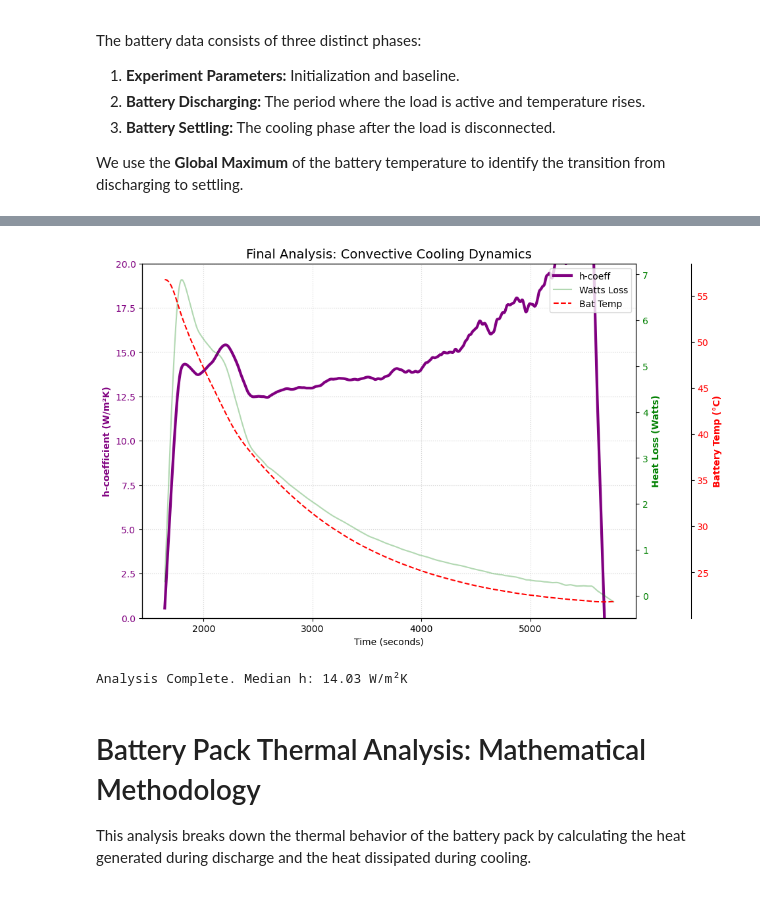
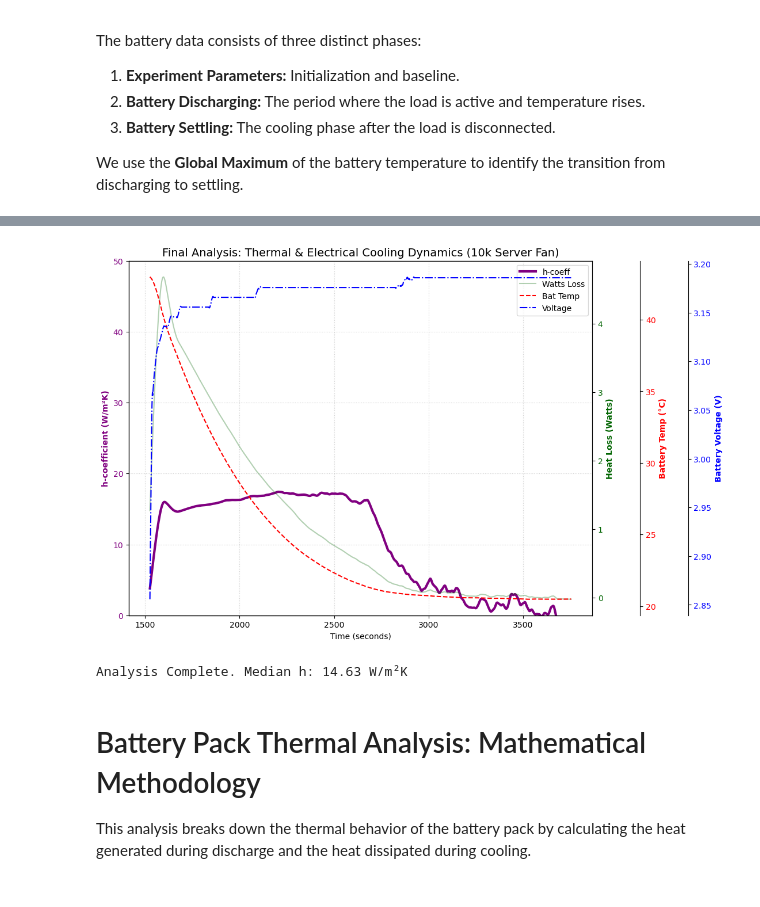
Before and after one commit to russlib/SegmentHandCalcs, a Jupyter notebook: BattHeatTesting.ipynb, the cells around one changed output, grey strips where cells are left out. Drawn from its saved outputs; the diff is of its cells as text; code cells hidden in the pictures.

Commit message:
Cell Selection Scripts

```diff
--- a/BattHeatTesting.ipynb
+++ b/BattHeatTesting.ipynb
@@ -167,7 +137,8 @@ from scipy.signal import savgol_filter
 from scipy.ndimage import gaussian_filter1d
 
 # --- 1. DATA LOADING ---
-file_path = r"C:\Users\SchoolCad\Downloads\251223_2312_1Hz.csv"
+file_path = r"C:\Users\SchoolCad\Downloads\Dec24Test12_75WServer10k.csv"
+
 column_names = ['time_ms', 'v_thermistor', 'temp_battery', 'temp_ambient', 'v_ups', 'v_battery']
 df = pd.read_csv(file_path, names=column_names, skiprows=1)
 
@@ -175,6 +146,7 @@ df = pd.read_csv(file_path, names=column_names, skiprows=1)
 df['time_ms'] = pd.to_numeric(df['time_ms'], errors='coerce')
 df['temp_battery'] = pd.to_numeric(df['temp_battery'], errors='coerce')
 df['temp_ambient'] = pd.to_numeric(df['temp_ambient'], errors='coerce')
+df['v_battery'] = pd.to_numeric(df['v_battery'], errors='coerce')
 df = df.dropna(subset=['time_ms', 'temp_battery']).copy()
 
 # Normalize Time
@@ -183,67 +155,78 @@ split_idx = df['temp_battery'].idxmax()
 
 # --- 2. PHYSICAL CONSTANTS ---
 n_cells = 5
-mc_total = ((n_cells * (47 + 2)) / 1000) * 900  # Total Thermal Mass
-total_area = n_cells * (np.pi * (18/1000) * (55/1000))  # Total Surface Area
+mc_total = ((n_cells * (47 + 2)) / 1000) * 900
+total_area = n_cells * (np.pi * (18/1000) * (55/1000))
 
-# --- 3. ULTRA-SMOOTHING (Gaussian + Savitzky-Golay) ---
+# --- 3. ULTRA-SMOOTHING ---
 sigma_val = 10
 window_size = 301
 poly_order = 2
 
-# Apply Gaussian Blur to remove sensor "steps"
+# Smooth Battery Temp and get Derivative
 temp_blurred = gaussian_filter1d(df['temp_battery'], sigma=sigma_val)
+df['temp_bat_smooth'] = savgol_filter(temp_blurred, window_size, poly_order)
+df['dT_dt'] = savgol_filter(temp_blurred, window_size, poly_order, deriv=1, delta=1.0)
+
+# Smooth Ambient Temp
 amb_blurred = gaussian_filter1d(df['temp_ambient'], sigma=sigma_val)
+df['temp_amb_smooth'] = savgol_filter(amb_blurred, window_size, poly_order)
 
-# Apply Savitzky-Golay for smooth values and derivative
-df['temp_bat_smooth'] = savgol_filter(temp_blurred, window_size, poly_order)
-df['temp_amb_smooth'] = savgol_filter(amb_blurred, window_size, poly_order)
-df['dT_dt'] = savgol_filter(temp_blurred, window_size, poly_order, deriv=1, delta=1.0)
+# Light smoothing for voltage (removes noise but keeps recovery curve)
+df['v_bat_smooth'] = savgol_filter(df['v_battery'], 51, 2)
 
 # --- 4. CALCULATE HEAT TRANSFER (Settling Phase) ---
 df_settle = df.iloc[split_idx:].copy()
-# Filter to keep data only where battery is > 0.5C above ambient (prevents math spikes)
+
+# Filter: Only keep data where Battery is > 0.5°C above Ambient
 df_settle = df_settle[(df_settle['temp_bat_smooth'] - df_settle['temp_amb_smooth']) > 0.5]
 
 df_settle['delta_T'] = df_settle['temp_bat_smooth'] - df_settle['temp_amb_smooth']
 df_settle['h_coeff'] = -(mc_total * df_settle['dT_dt']) / (total_area * df_settle['delta_T'])
 df_settle['watts_loss'] = df_settle['h_coeff'] * total_area * df_settle['delta_T']
 
-# --- 5. TRI-AXIS PLOT ---
-fig, ax1 = plt.subplots(figsize=(12, 7))
-fig.subplots_adjust(right=0.75)
+# --- 5. FOUR-AXIS PLOT ---
+fig, ax1 = plt.subplots(figsize=(14, 8))
+fig.subplots_adjust(right=0.7)
 
-# Axis 1: h-coefficient
+# Axis 1: h-coefficient (Purple - Left)
 ax1.set_xlabel('Time (seconds)')
 ax1.set_ylabel('h-coefficient (W/m²K)', color='purple', fontweight='bold')
 p1, = ax1.plot(df_settle['time_sec'], df_settle['h_coeff'], color='purple', linewidth=3, label='h-coeff')
-ax1.set_ylim(0, 20)
+ax1.set_ylim(0, 50)
 ax1.tick_params(axis='y', labelcolor='purple')
 
-# Axis 2: Cooling Power (Watts)
+# Axis 2: Cooling Power (Green - Right 1)
 ax2 = ax1.twinx()
-ax2.set_ylabel('Heat Loss (Watts)', color='green', fontweight='bold')
-p2, = ax2.plot(df_settle['time_sec'], df_settle['watts_loss'], color='green', alpha=0.3, label='Watts Loss')
-ax2.tick_params(axis='y', labelcolor='green')
+ax2.set_ylabel('Heat Loss (Watts)', color='darkgreen', fontweight='bold')
+p2, = ax2.plot(df_settle['time_sec'], df_settle['watts_loss'], color='darkgreen', alpha=0.3, label='Watts Loss')
+ax2.tick_params(axis='y', labelcolor='darkgreen')
 
-# Axis 3: Battery Temp (Offset Right)
+# Axis 3: Battery Temp (Red - Right 2, Offset 60)
 ax3 = ax1.twinx()
 ax3.spines['right'].set_position(('outward', 60))
 ax3.set_ylabel('Battery Temp (°C)', color='red', fontweight='bold')
 p3, = ax3.plot(df_settle['time_sec'], df_settle['temp_bat_smooth'], color='red', linestyle='--', label='Bat Temp')
 ax3.tick_params(axis='y', labelcolor='red')
 
-plt.title('Final Analysis: Convective Cooling Dynamics', fontsize=14)
+# Axis 4: Battery Voltage (Blue - Right 3, Offset 120)
+ax4 = ax1.twinx()
+ax4.spines['right'].set_position(('outward', 120))
+ax4.set_ylabel('Battery Voltage (V)', color='blue', fontweight='bold')
+p4, = ax4.plot(df_settle['time_sec'], df_settle['v_bat_smooth'], color='blue', linestyle='-.', label='Voltage')
+ax4.tick_params(axis='y', labelcolor='blue')
+
+plt.title('Final Analysis: Thermal & Electrical Cooling Dynamics (10k Server Fan)', fontsize=14)
 ax1.grid(True, linestyle=':', alpha=0.6)
-lines = [p1, p2, p3]
+lines = [p1, p2, p3, p4]
 ax1.legend(lines, [l.get_label() for l in lines], loc='upper right')
 
 plt.show()
 
 print(f"Analysis Complete. Median h: {df_settle['h_coeff'].median():.2f} W/m²K")
 # %% [output]
-[figure, old version]
+[figure, new version]
-Analysis Complete. Median h: 14.03 W/m²K
+Analysis Complete. Median h: 14.63 W/m²K
 # %% [markdown]
 # Battery Pack Thermal Analysis: Mathematical Methodology
 
```
Also changed, not shown: parts of 7 cells of this notebook.
